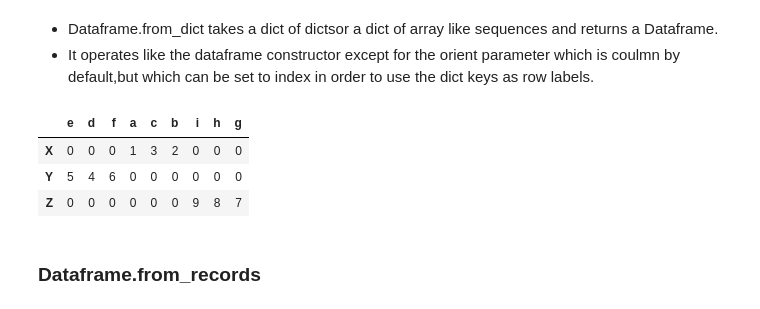
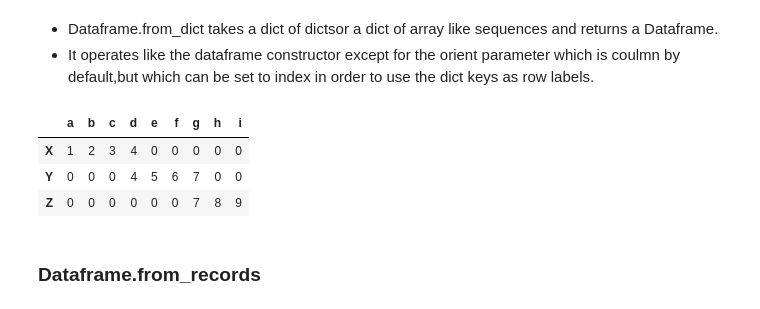
Before and after one commit to ThomasMoming/Week1---Intro-to-Python, a Jupyter notebook: Introduction_to_Python.ipynb, the cells around one changed output. Cells and saved outputs as stored; diff of their text form; code cells hidden in the pictures.

```diff
--- a/Introduction_to_Python.ipynb
+++ b/Introduction_to_Python.ipynb
@@ -1185,15 +1460,15 @@ df
  - Dataframe.from_dict takes a dict of dictsor a dict of array like sequences and returns a Dataframe.
  - It operates like the dataframe constructor except for the orient parameter which is coulmn by default,but which can be set to index in order to use the dict keys as row labels.
 # %%
-data = {"X": {'a': 1, 'b': 2, 'c': 3}, "Y": {'d': 4, 'e': 5, 'f': 6}, "Z": {'g': 7, 'h': 8, 'i': 9}}
+data = {"X": {'a': 1, 'b': 2, 'c': 3,'d': 4}, "Y": {'d': 4, 'e': 5, 'f': 6,'g': 7}, "Z": {'g': 7, 'h': 8, 'i': 9}}
 
 df = pd.DataFrame.from_dict(data, orient="index").fillna(0).astype(int)
 df
 # %% [output]
-|  | e | d | f | a | c | b | i | h | g |
-| X | 0 | 0 | 0 | 1 | 3 | 2 | 0 | 0 | 0 |
-| Y | 5 | 4 | 6 | 0 | 0 | 0 | 0 | 0 | 0 |
-| Z | 0 | 0 | 0 | 0 | 0 | 0 | 9 | 8 | 7 |
+|  | a | b | c | d | e | f | g | h | i |
+| X | 1 | 2 | 3 | 4 | 0 | 0 | 0 | 0 | 0 |
+| Y | 0 | 0 | 0 | 4 | 5 | 6 | 7 | 0 | 0 |
+| Z | 0 | 0 | 0 | 0 | 0 | 0 | 7 | 8 | 9 |
 # %% [markdown]
 ### Dataframe.from_records
 # %% [markdown]
```
Also changed, not shown: parts of 80 cells of this notebook.
